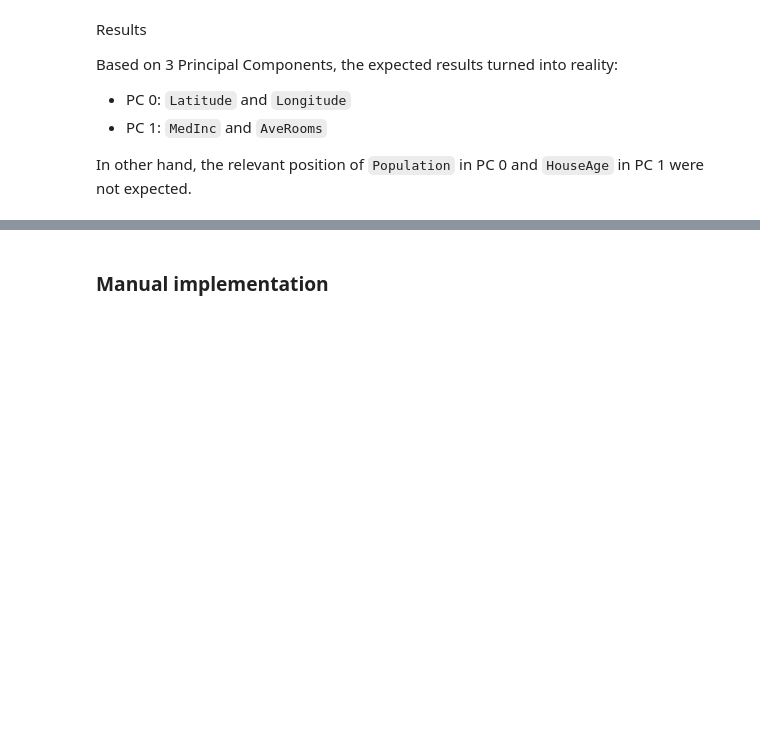
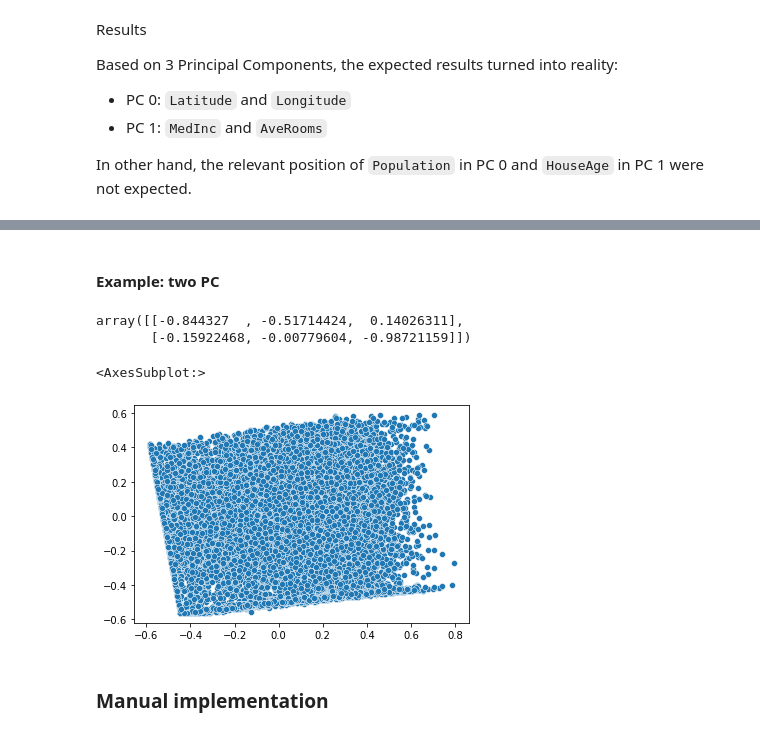
Before and after one commit to rknagao/studies, a Jupyter notebook: dimensionality_reduction/pca/pca.ipynb, the cells around one changed output, grey strips where cells are left out. Drawn from its saved outputs; the diff is of its cells as text; code cells hidden in the pictures; blank space fills up the shorter version.

```diff
--- a/dimensionality_reduction/pca/pca.ipynb
+++ b/dimensionality_reduction/pca/pca.ipynb
@@ -162,3 +281,18 @@ In other hand, the relevant position of `Population` in PC 0 and `HouseAge` in P
+# %% [markdown]
+#### Example: two PC
+# %%
+# Reexecuting sklearn implementation with smaller sample.
+pca_mini = PCA(n_components=2, random_state=52).fit(X_mini)
+display(pca_mini.components_)
+
+# Plot
+plot = pca_mini.transform(X_mini)
+sns.scatterplot(x=plot[:,0], y=plot[:,1])
+# %% [output]
+array([[-0.844327  , -0.51714424,  0.14026311],
+       [-0.15922468, -0.00779604, -0.98721159]])
+<AxesSubplot:>
+[figure, added]
 # %% [markdown]
 ### Manual implementation
 # %%
```
Also changed, not shown: parts of 25 cells of this notebook.
